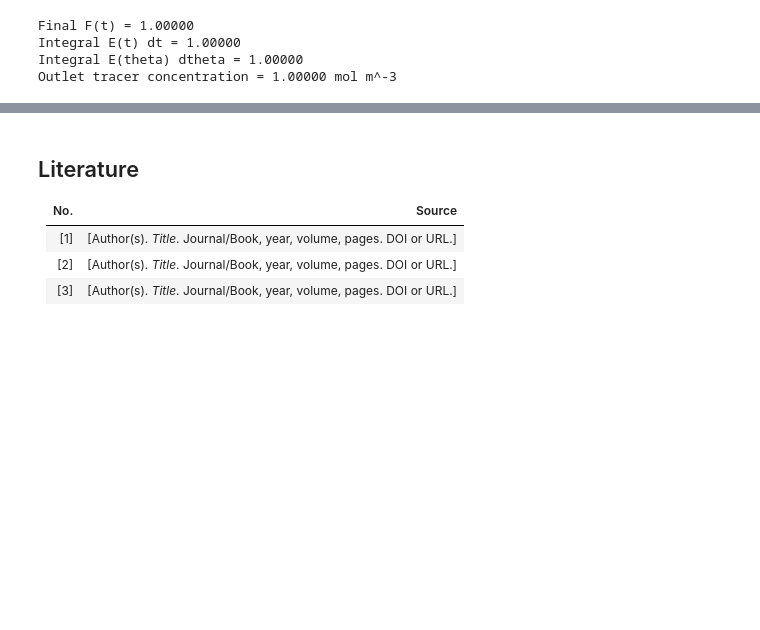
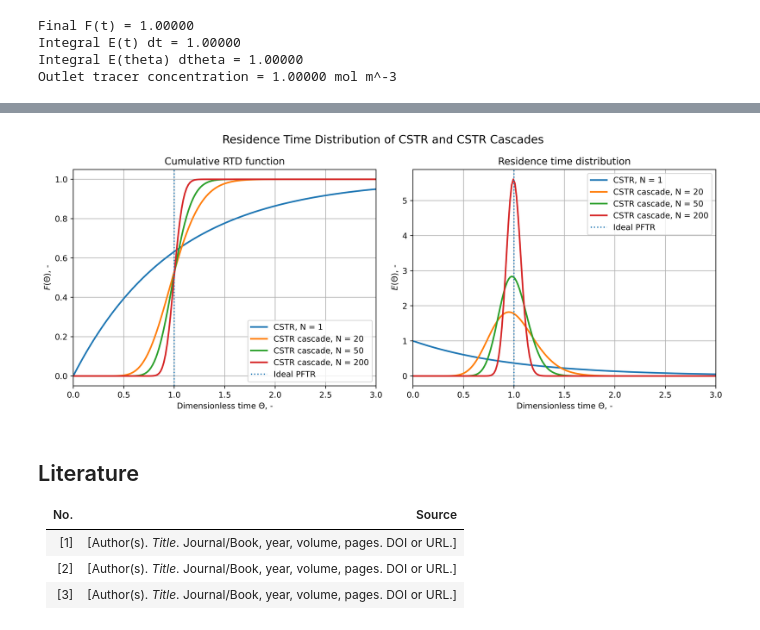
Before and after one commit to JulianStierstorfer/CRE3-Assignment-4, a Jupyter notebook: Assignment 4 Group 6.ipynb, the cells around one changed output, grey strips where cells are left out. Cells and saved outputs as stored; diff of their text form; code cells hidden in the pictures; blank space fills up the shorter version.

Commit message:
RTD for CSTR and CSTR cascade

```diff
--- a/Assignment 4 Group 6.ipynb
+++ b/Assignment 4 Group 6.ipynb
@@ -1343,3 +1538,96 @@ Outlet tracer concentration = 1.00000 mol m^-3
+# %%
+# Plot RTD functions for one CSTR and CSTR cascades with different N
+
+N_cascade_values = [20, 50, 200]                 # number of tanks in cascade, -
+cascade_rtd_results = {}
+
+for N_i in N_cascade_values:
+    tau_tank_i = tau_total_rtd / N_i             # residence time per tank, s
+
+    def cstr_cascade_tracer_model_N(t, c_T):
+        dc_T_dt = np.zeros_like(c_T)
+        dc_T_dt[0] = (c_T_in_cstr - c_T[0]) / tau_tank_i
+
+        for m in range(1, N_i):
+            dc_T_dt[m] = (c_T[m - 1] - c_T[m]) / tau_tank_i
+
+        return dc_T_dt
+
+    sol_cascade_i = solve_ivp(
+        fun=cstr_cascade_tracer_model_N,
+        t_span=(t_cascade[0], t_cascade[-1]),
+        y0=np.zeros(N_i),
+        t_eval=t_cascade,
+        rtol=rtol_ivp,
+        atol=atol_ivp,
+    )
+
+    if not sol_cascade_i.success:
+        raise RuntimeError(f"CSTR cascade failed for N = {N_i}: {sol_cascade_i.message}")
+
+    c_T_out_i = sol_cascade_i.y[-1]              # outlet tracer concentration, mol m^-3
+
+    F_t_i = c_T_out_i / c_T_in_cstr              # cumulative RTD function, -
+    E_t_i = np.gradient(F_t_i, t_cascade)        # RTD function, s^-1
+
+    theta_i = t_cascade / tau_total_rtd          # dimensionless time, -
+    F_theta_i = F_t_i                            # dimensionless cumulative RTD, -
+    E_theta_i = tau_total_rtd * E_t_i            # dimensionless RTD, -
+
+    cascade_rtd_results[N_i] = {
+        "theta": theta_i,
+        "F_theta": F_theta_i,
+        "E_theta": E_theta_i,
+    }
+
+
+fig, axes = plt.subplots(1, 2, figsize=(12, 5), dpi=500)
+
+# F-functions
+axes[0].plot(theta_cstr, F_theta_cstr, linewidth=2, label="CSTR, N = 1")
+
+for N_i in N_cascade_values:
+    axes[0].plot(
+        cascade_rtd_results[N_i]["theta"],
+        cascade_rtd_results[N_i]["F_theta"],
+        linewidth=2,
+        label=f"CSTR cascade, N = {N_i}",
+    )
+
+axes[0].axvline(1.0, linestyle=":", linewidth=1.5, label="Ideal PFTR")
+axes[0].set_xlabel(r"Dimensionless time $\Theta$, -")
+axes[0].set_ylabel(r"$F(\Theta)$, -")
+axes[0].set_title("Cumulative RTD function")
+axes[0].set_xlim(0.0, 3.0)
+axes[0].set_ylim(-0.05, 1.05)
+axes[0].grid(True)
+axes[0].legend()
+
+
+# E-functions
+axes[1].plot(theta_cstr, E_theta_cstr, linewidth=2, label="CSTR, N = 1")
+
+for N_i in N_cascade_values:
+    axes[1].plot(
+        cascade_rtd_results[N_i]["theta"],
+        cascade_rtd_results[N_i]["E_theta"],
+        linewidth=2,
+        label=f"CSTR cascade, N = {N_i}",
+    )
+
+axes[1].axvline(1.0, linestyle=":", linewidth=1.5, label="Ideal PFTR")
+axes[1].set_xlabel(r"Dimensionless time $\Theta$, -")
+axes[1].set_ylabel(r"$E(\Theta)$, -")
+axes[1].set_title("Residence time distribution")
+axes[1].set_xlim(0.0, 3.0)
+axes[1].grid(True)
+axes[1].legend()
+
+fig.suptitle("Residence Time Distribution of CSTR and CSTR Cascades", fontsize=14)
+fig.tight_layout()
+plt.show()
+# %% [output]
+[figure, added]
 # %% [markdown]
 <!-- Markdown cell: Literature -->
 
```
Also changed, not shown: parts of 3 cells of this notebook.
